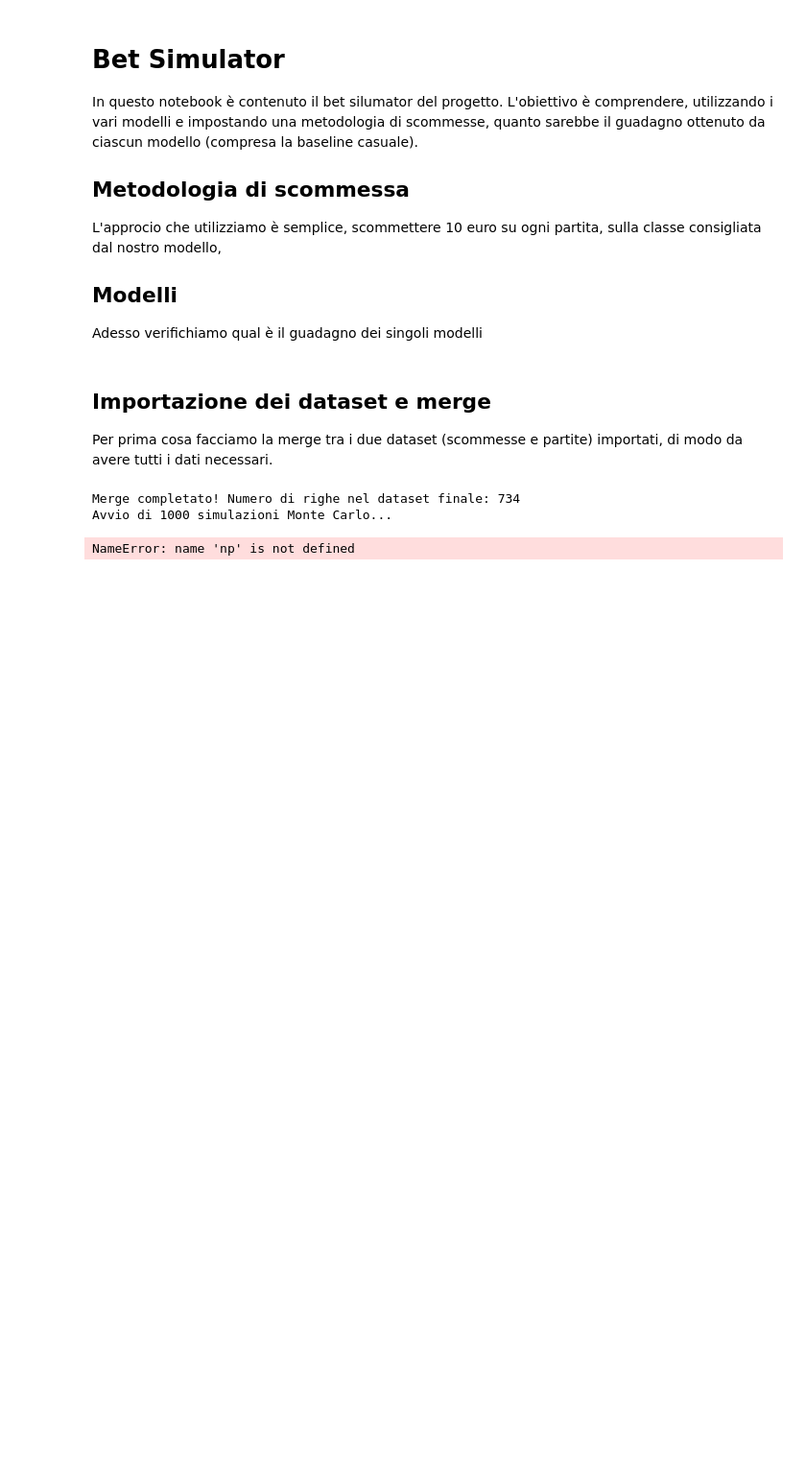
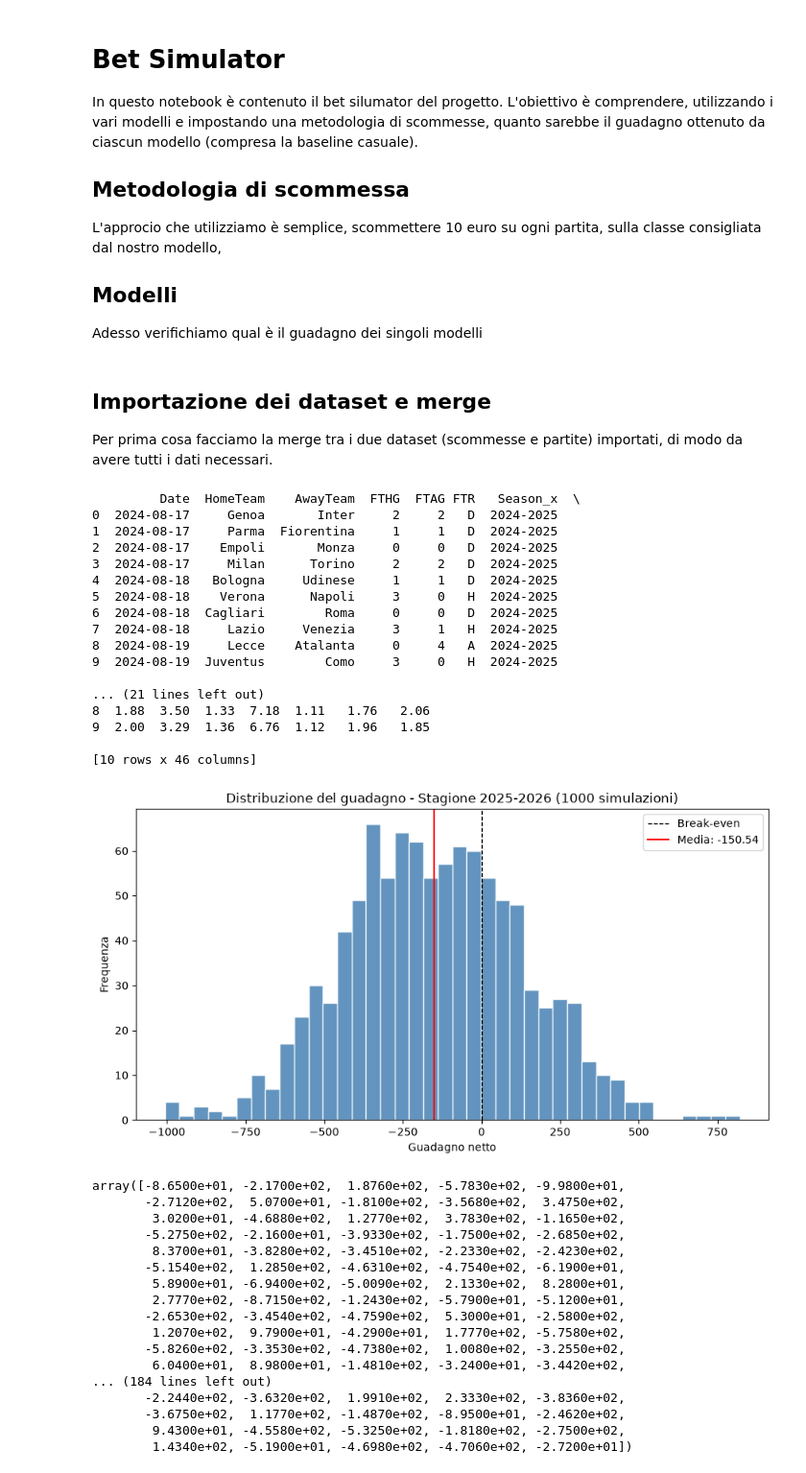
Before and after one commit to Lucaseraaa/sports-game-outcome-predictor, a Jupyter notebook: notebook/backtest.ipynb, the cells around one changed output. Shown at 96% size. Saved outputs shown, nothing was run; the diff lists cells and outputs as text; code cells hidden in the pictures; blank space fills up the shorter version.

Commit message:
aggiunta di una random baseline nel backtest

```diff
--- a/notebook/backtest.ipynb
+++ b/notebook/backtest.ipynb
@@ -164,19 +134,41 @@ class Odds:
 # %%
 # Dopo aver instanziato la classe e fatto il merge:
 gestore_quote = Odds("static/odds/odds.csv", "static/da-result/result.csv")
-gestore_quote.merge_datasets()
 
-# Lancia il Monte Carlo
-risultati_mc = gestore_quote.simulate_montecarlo(
-    n_simulations=1000,
-    initial_bankroll=500.0,
-    bet_size=10.0
-)
-
-# Stampa i risultati
-for metrica, valore in risultati_mc.items():
-    print(f"{metrica}: {valore}")
+gestore_quote.backtest_distribution(2025)
 # %% [output]
-Merge completato! Numero di righe nel dataset finale: 734
-Avvio di 1000 simulazioni Monte Carlo...
+         Date  HomeTeam    AwayTeam  FTHG  FTAG FTR   Season_x  \
+0  2024-08-17     Genoa       Inter     2     2   D  2024-2025
+1  2024-08-17     Parma  Fiorentina     1     1   D  2024-2025
+2  2024-08-17    Empoli       Monza     0     0   D  2024-2025
+3  2024-08-17     Milan      Torino     2     2   D  2024-2025
+4  2024-08-18   Bologna     Udinese     1     1   D  2024-2025
+5  2024-08-18    Verona      Napoli     3     0   H  2024-2025
+6  2024-08-18  Cagliari        Roma     0     0   D  2024-2025
+7  2024-08-18     Lazio     Venezia     3     1   H  2024-2025
+8  2024-08-19     Lecce    Atalanta     0     4   A  2024-2025
+9  2024-08-19  Juventus        Como     3     0   H  2024-2025
+
+... (21 lines left out)
+8  1.88  3.50  1.33  7.18  1.11   1.76   2.06
+9  2.00  3.29  1.36  6.76  1.12   1.96   1.85
+
+[10 rows x 46 columns]
+[figure, added]
-NameError: name 'np' is not defined
+array([-8.6500e+01, -2.1700e+02,  1.8760e+02, -5.7830e+02, -9.9800e+01,
+       -2.7120e+02,  5.0700e+01, -1.8100e+02, -3.5680e+02,  3.4750e+02,
+        3.0200e+01, -4.6880e+02,  1.2770e+02,  3.7830e+02, -1.1650e+02,
+       -5.2750e+02, -2.1600e+01, -3.9330e+02, -1.7500e+02, -2.6850e+02,
+        8.3700e+01, -3.8280e+02, -3.4510e+02, -2.2330e+02, -2.4230e+02,
+       -5.1540e+02,  1.2850e+02, -4.6310e+02, -4.7540e+02, -6.1900e+01,
+        5.8900e+01, -6.9400e+02, -5.0090e+02,  2.1330e+02,  8.2800e+01,
+        2.7770e+02, -8.7150e+02, -1.2430e+02, -5.7900e+01, -5.1200e+01,
+       -2.6530e+02, -3.4540e+02, -4.7590e+02,  5.3000e+01, -2.5800e+02,
+        1.2070e+02,  9.7900e+01, -4.2900e+01,  1.7770e+02, -5.7580e+02,
+       -5.8260e+02, -3.3530e+02, -4.7380e+02,  1.0080e+02, -3.2550e+02,
+        6.0400e+01,  8.9800e+01, -1.4810e+02, -3.2400e+01, -3.4420e+02,
+... (184 lines left out)
+       -2.2440e+02, -3.6320e+02,  1.9910e+02,  2.3330e+02, -3.8360e+02,
+       -3.6750e+02,  1.1770e+02, -1.4870e+02, -8.9500e+01, -2.4620e+02,
+        9.4300e+01, -4.5580e+02, -5.3250e+02, -1.8180e+02, -2.7500e+02,
+        1.4340e+02, -5.1900e+01, -4.6980e+02, -4.7060e+02, -2.7200e+01])
```
Also changed, not shown: parts of 1 cell of this notebook, 1 other file.
